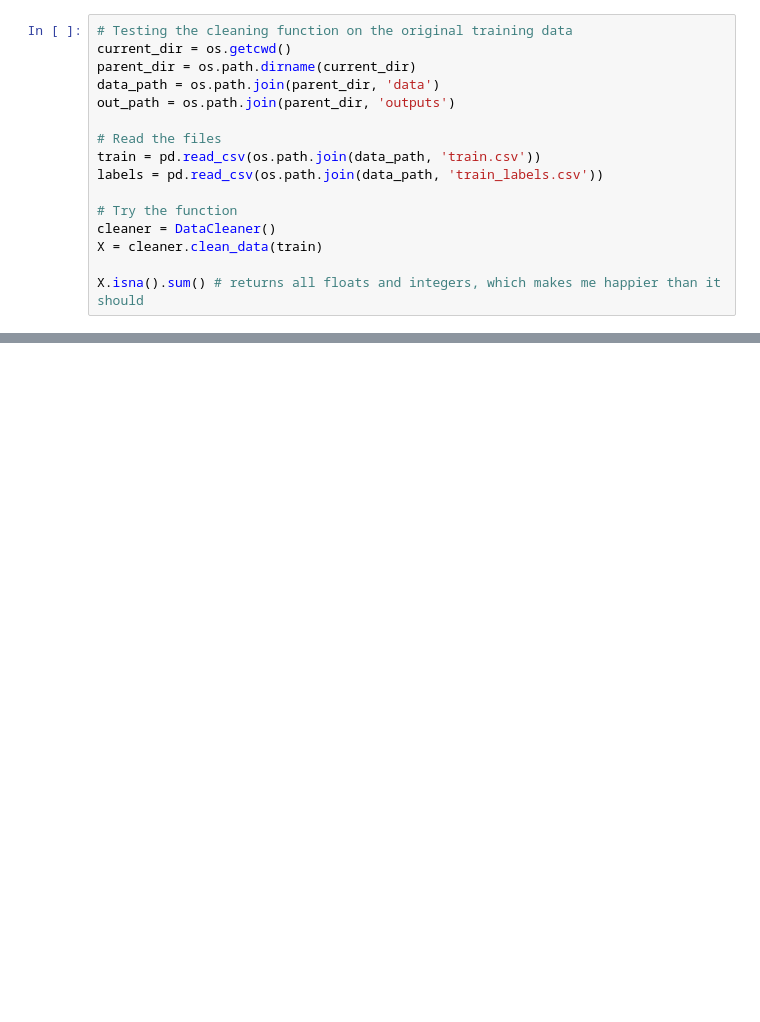
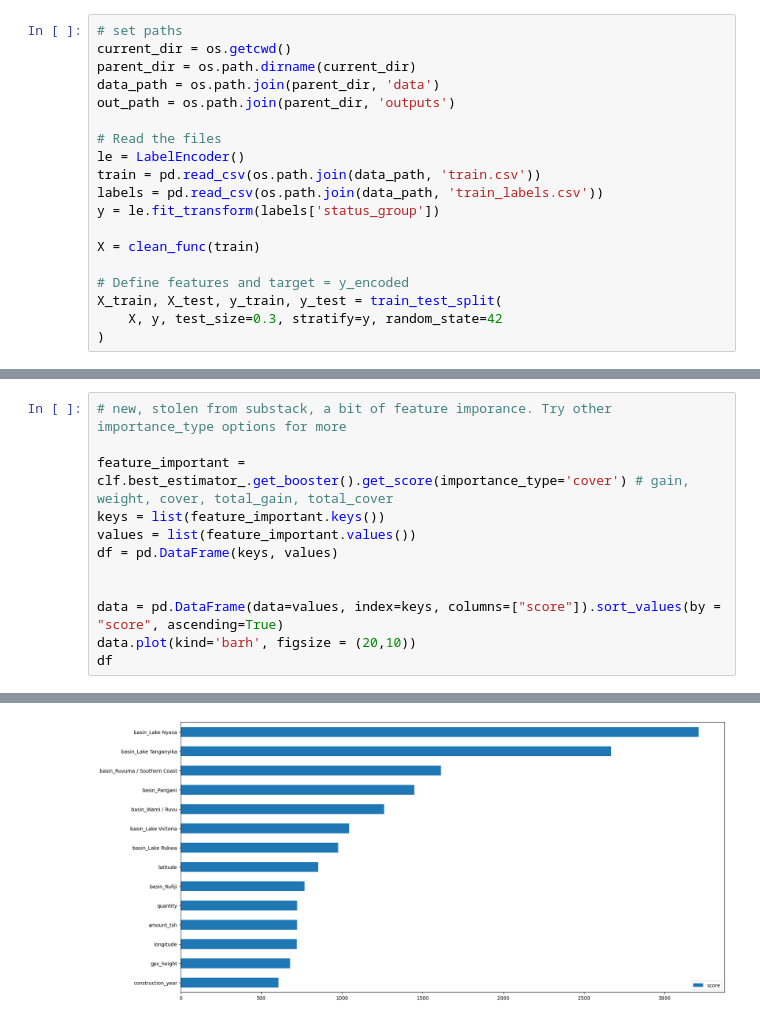
Before and after one commit to jimbodonahue/water_pumps, a Jupyter notebook: notebooks/sprint3_pipeline_experiment.ipynb, the cells around one changed output, grey strips where cells are left out. Cells and saved outputs as stored; diff of their text form; blank space fills up the shorter version.

```diff
--- a/notebooks/sprint3_pipeline_experiment.ipynb
+++ b/notebooks/sprint3_pipeline_experiment.ipynb
@@ -181,16 +129,19 @@ cool
 # %%
-# Testing the cleaning function on the original training data
+# set paths
 current_dir = os.getcwd()
 parent_dir = os.path.dirname(current_dir)
 data_path = os.path.join(parent_dir, 'data')
 out_path = os.path.join(parent_dir, 'outputs')
 
 # Read the files
+le = LabelEncoder()
 train = pd.read_csv(os.path.join(data_path, 'train.csv'))
 labels = pd.read_csv(os.path.join(data_path, 'train_labels.csv'))
+y = le.fit_transform(labels['status_group'])
 
-# Try the function
-cleaner = DataCleaner()
-X = cleaner.clean_data(train)
+X = clean_func(train)
 
-X.isna().sum() # returns all floats and integers, which makes me happier than it should
+# Define features and target = y_encoded
+X_train, X_test, y_train, y_test = train_test_split(
+    X, y, test_size=0.3, stratify=y, random_state=42
+)
@@ -467,0 +276,13 @@ KeyError: 'best_estimator_'
+# %%
+# new, stolen from substack, a bit of feature imporance. Try other importance_type options for more
+
+feature_important = clf.best_estimator_.get_booster().get_score(importance_type='cover') # gain, weight, cover, total_gain, total_cover
+keys = list(feature_important.keys())
+values = list(feature_important.values())
+df = pd.DataFrame(keys, values)
+
+
+data = pd.DataFrame(data=values, index=keys, columns=["score"]).sort_values(by = "score", ascending=True)
+data.plot(kind='barh', figsize = (20,10))
+df
+# %% [output]
@@ -467,0 +304 @@ KeyError: 'best_estimator_'
+[figure, added]
```
Also changed, not shown: parts of 17 cells of this notebook.
